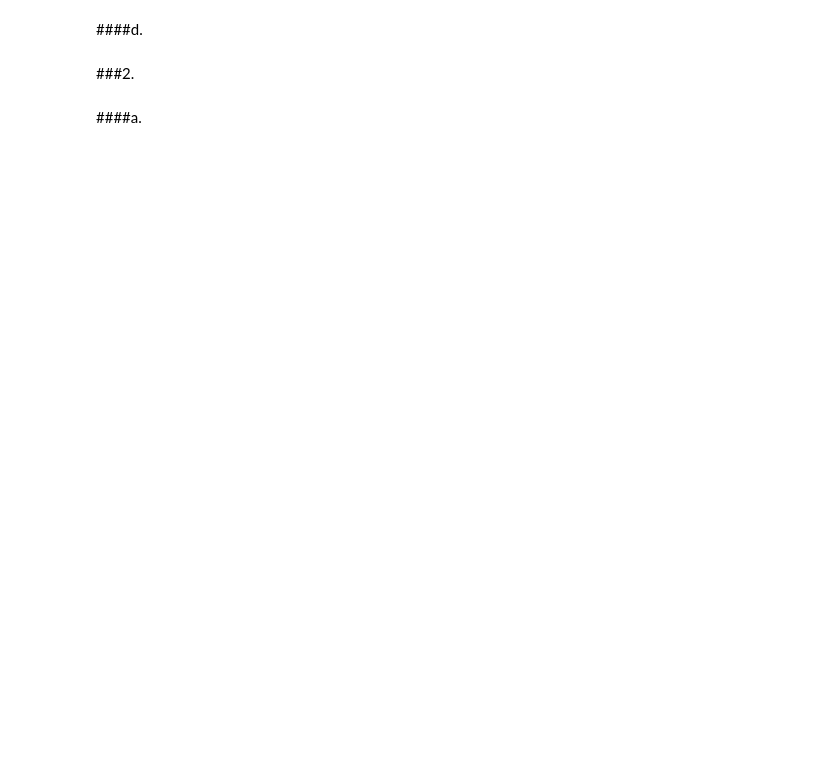
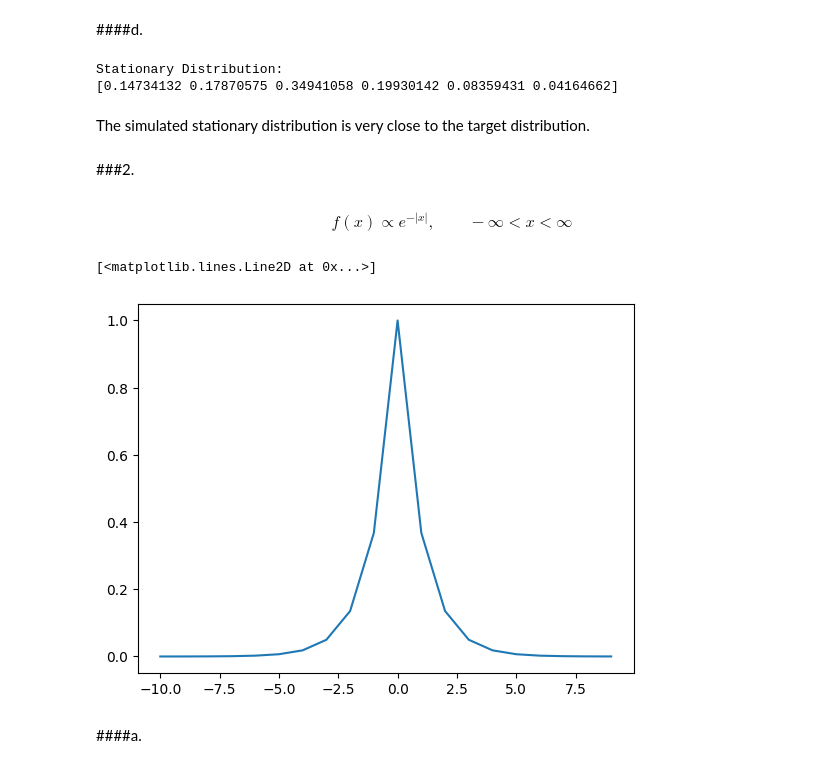
Before and after one commit to NRJaggers/Applied-Stochastic-Processes, a Jupyter notebook: PracticeProblems/Metropolis_Hastings.ipynb, the cells around one changed output. Saved outputs shown, nothing was run; the diff lists cells and outputs as text; code cells hidden in the pictures; blank space fills up the shorter version.

```diff
--- a/PracticeProblems/Metropolis_Hastings.ipynb
+++ b/PracticeProblems/Metropolis_Hastings.ipynb
@@ -23,6 +102,37 @@ Original Prompt can be found [here](https://bookdown.org/kevin_davisross/applied
 # %% [markdown]
 ####d.
+# %%
+def compute_stationary_distribution(P):
+    s = P.shape[0]
+    identity_matrix = np.eye(s)
+    ones_matrix = np.ones((s, s))
+
+    # Compute the stationary distribution
+    stationary_distribution = np.dot(np.ones(s), np.linalg.solve(identity_matrix - P + ones_matrix, np.eye(s)))
+
+    return stationary_distribution
+
+stationary_distribution = compute_stationary_distribution(P)
+print("Stationary Distribution:")
+print(stationary_distribution)
+# %% [output]
+Stationary Distribution:
+[0.14734132 0.17870575 0.34941058 0.19930142 0.08359431 0.04164662]
+# %% [markdown]
+The simulated stationary distribution is very close to the target distribution.
 # %% [markdown]
 ###2.
+# %% [markdown]
+$$f(x) \propto e^{-|x|}, \qquad -\infty<x<\infty$$
+# %%
+import matplotlib.pyplot as plt
+plt_range = 10
+x = np.arange(-plt_range,plt_range,1)
+y = np.exp(-abs(x))
+
+plt.plot(x,y)
+# %% [output]
+[<matplotlib.lines.Line2D at 0x...>]
+[figure, added]
 # %% [markdown]
 ####a.
```
Also changed, not shown: parts of 9 cells of this notebook.
